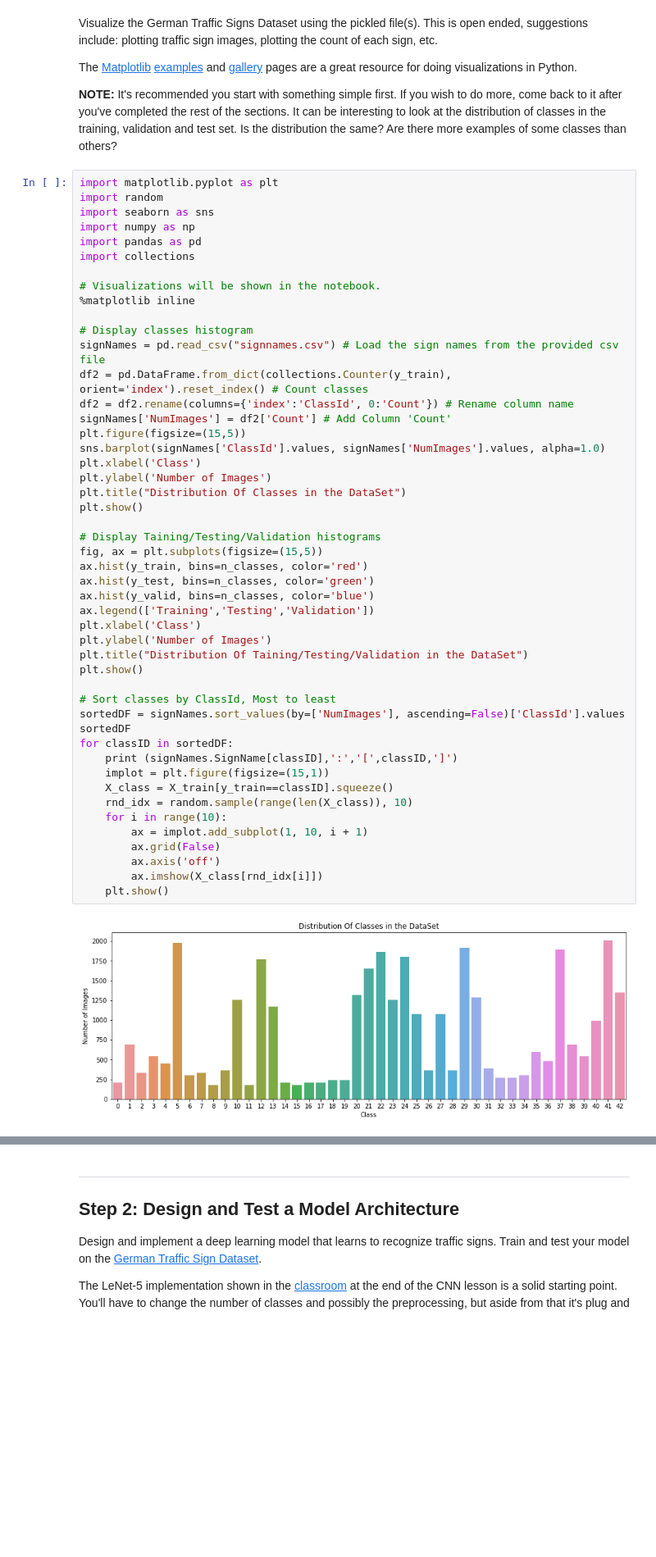
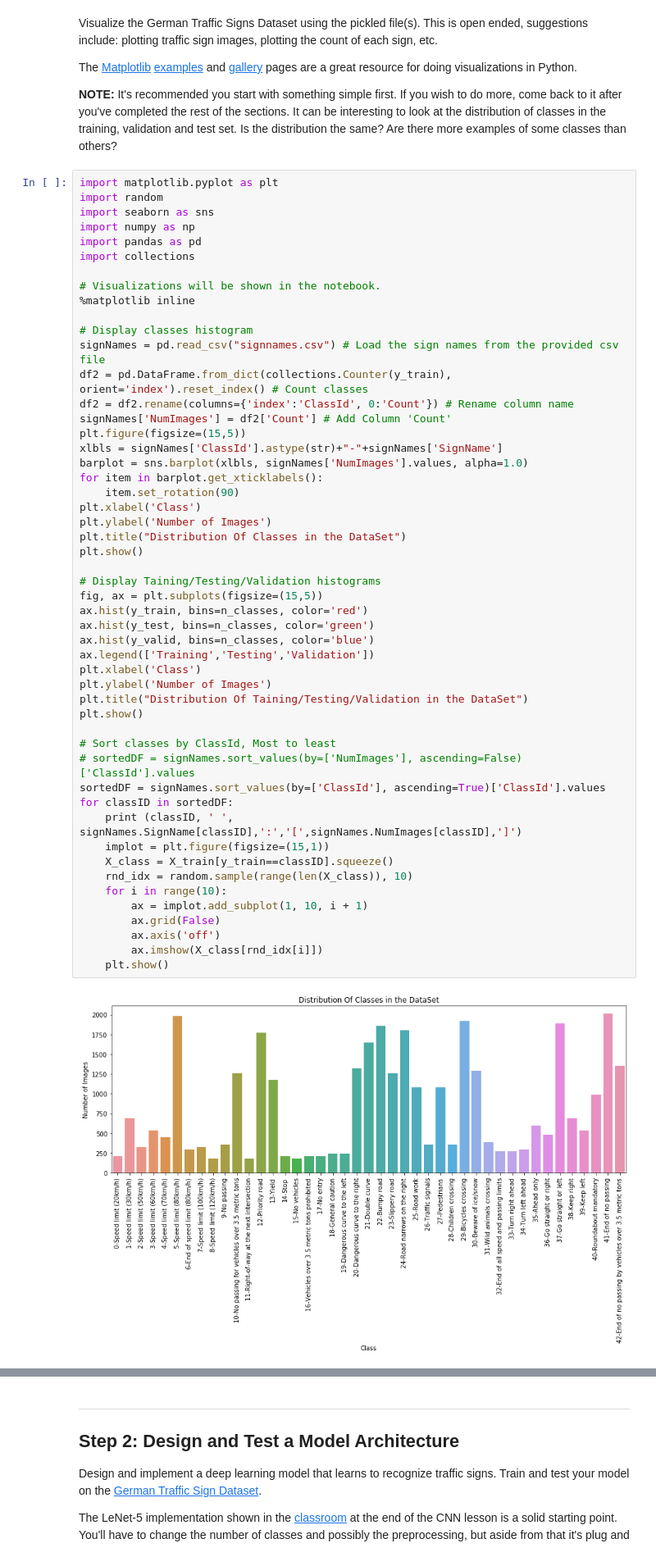
Before and after one commit to dringakn/CarND-Traffic-Sign-Classifier-Project, a Jupyter notebook: Traffic_Sign_Classifier.ipynb, the cells around one changed output, grey strips where cells are left out. Shown at 82% size. Drawn from its saved outputs; the diff is of its cells as text; blank space fills up the shorter version.

```diff
--- a/Traffic_Sign_Classifier.ipynb
+++ b/Traffic_Sign_Classifier.ipynb
@@ -96,37 +96,40 @@ df2 = pd.DataFrame.from_dict(collections.Counter(y_train), orient='index').reset
 df2 = df2.rename(columns={'index':'ClassId', 0:'Count'}) # Rename column name
 signNames['NumImages'] = df2['Count'] # Add Column 'Count'
 plt.figure(figsize=(15,5))
-sns.barplot(signNames['ClassId'].values, signNames['NumImages'].values, alpha=1.0)
+xlbls = signNames['ClassId'].astype(str)+"-"+signNames['SignName']
+barplot = sns.barplot(xlbls, signNames['NumImages'].values, alpha=1.0)
+for item in barplot.get_xticklabels():
+    item.set_rotation(90)
 plt.xlabel('Class')
 plt.ylabel('Number of Images')
 plt.title("Distribution Of Classes in the DataSet")
 plt.show()
 
 # Display Taining/Testing/Validation histograms
 fig, ax = plt.subplots(figsize=(15,5))
 ax.hist(y_train, bins=n_classes, color='red')
 ax.hist(y_test, bins=n_classes, color='green')
 ax.hist(y_valid, bins=n_classes, color='blue')
 ax.legend(['Training','Testing','Validation'])
 plt.xlabel('Class')
 plt.ylabel('Number of Images')
 plt.title("Distribution Of Taining/Testing/Validation in the DataSet")
 plt.show()
 
 # Sort classes by ClassId, Most to least
-sortedDF = signNames.sort_values(by=['NumImages'], ascending=False)['ClassId'].values
-sortedDF
+# sortedDF = signNames.sort_values(by=['NumImages'], ascending=False)['ClassId'].values
+sortedDF = signNames.sort_values(by=['ClassId'], ascending=True)['ClassId'].values
 for classID in sortedDF:
-    print (signNames.SignName[classID],':','[',classID,']')
+    print (classID, ' ', signNames.SignName[classID],':','[',signNames.NumImages[classID],']')
     implot = plt.figure(figsize=(15,1))
     X_class = X_train[y_train==classID].squeeze()
     rnd_idx = random.sample(range(len(X_class)), 10)
     for i in range(10):
         ax = implot.add_subplot(1, 10, i + 1)
         ax.grid(False)
         ax.axis('off')
         ax.imshow(X_class[rnd_idx[i]])
     plt.show()
 # %% [output]
-[figure, old version]
+[figure, new version]
 [figure]
```
Also changed, not shown: parts of 12 cells of this notebook, 39 other files.
